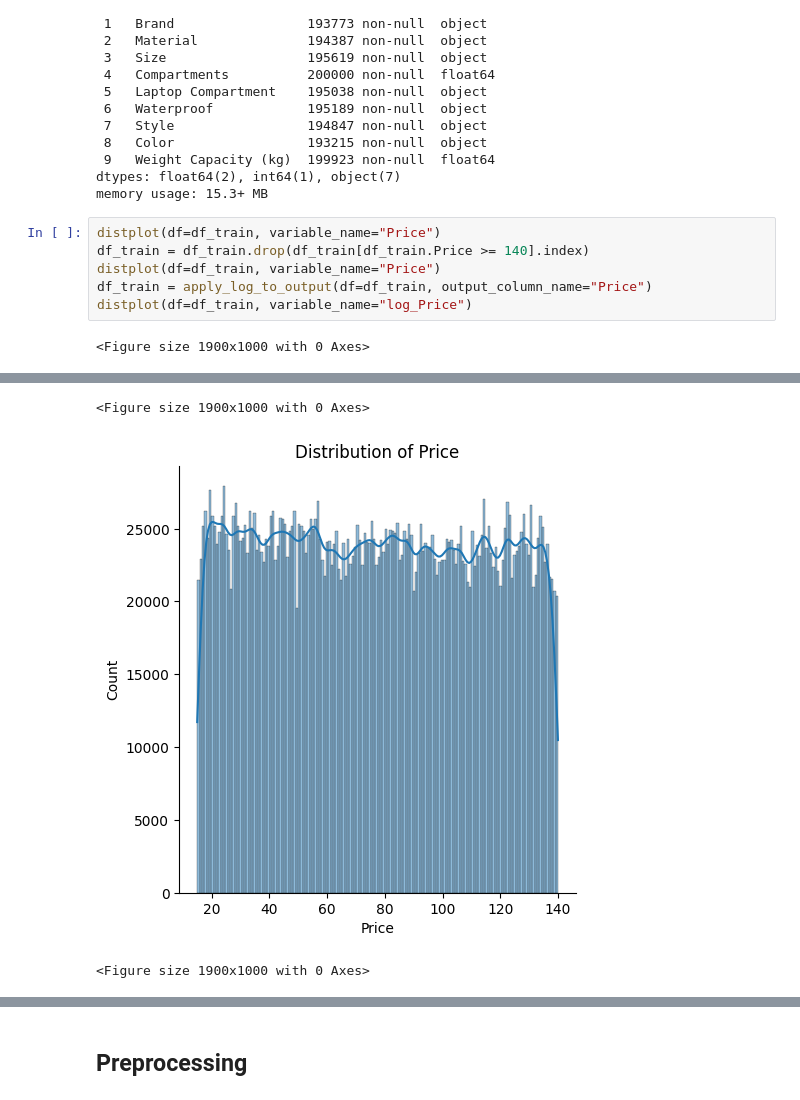
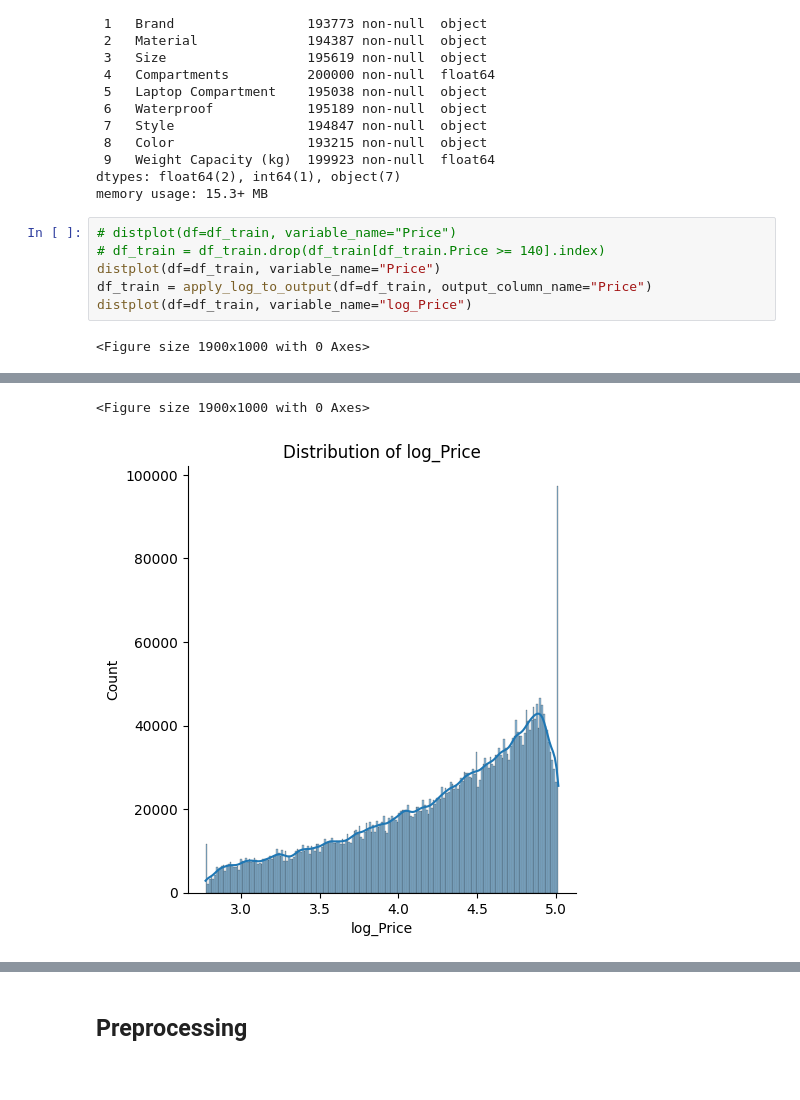
Before and after one commit to BaptPicxDev/swag2-backpack-predict, a Jupyter notebook: notebooks/training.ipynb, the cells around one changed output, grey strips where cells are left out. Cells and saved outputs as stored; diff of their text form.

```diff
--- a/notebooks/training.ipynb
+++ b/notebooks/training.ipynb
@@ -129,14 +110,13 @@ Data columns (total 10 columns):
 dtypes: float64(2), int64(1), object(7)
 memory usage: 15.3+ MB
 # %%
-distplot(df=df_train, variable_name="Price")
-df_train = df_train.drop(df_train[df_train.Price >= 140].index)
+# distplot(df=df_train, variable_name="Price")
+# df_train = df_train.drop(df_train[df_train.Price >= 140].index)
 distplot(df=df_train, variable_name="Price")
 df_train = apply_log_to_output(df=df_train, output_column_name="Price")
 distplot(df=df_train, variable_name="log_Price")
 # %% [output]
 <Figure size 1900x1000 with 0 Axes>
 [figure]
 <Figure size 1900x1000 with 0 Axes>
-[figure, old version]
+[figure, new version]
-<Figure size 1900x1000 with 0 Axes>
```
Also changed, not shown: parts of 14 cells of this notebook, 1 other file.
